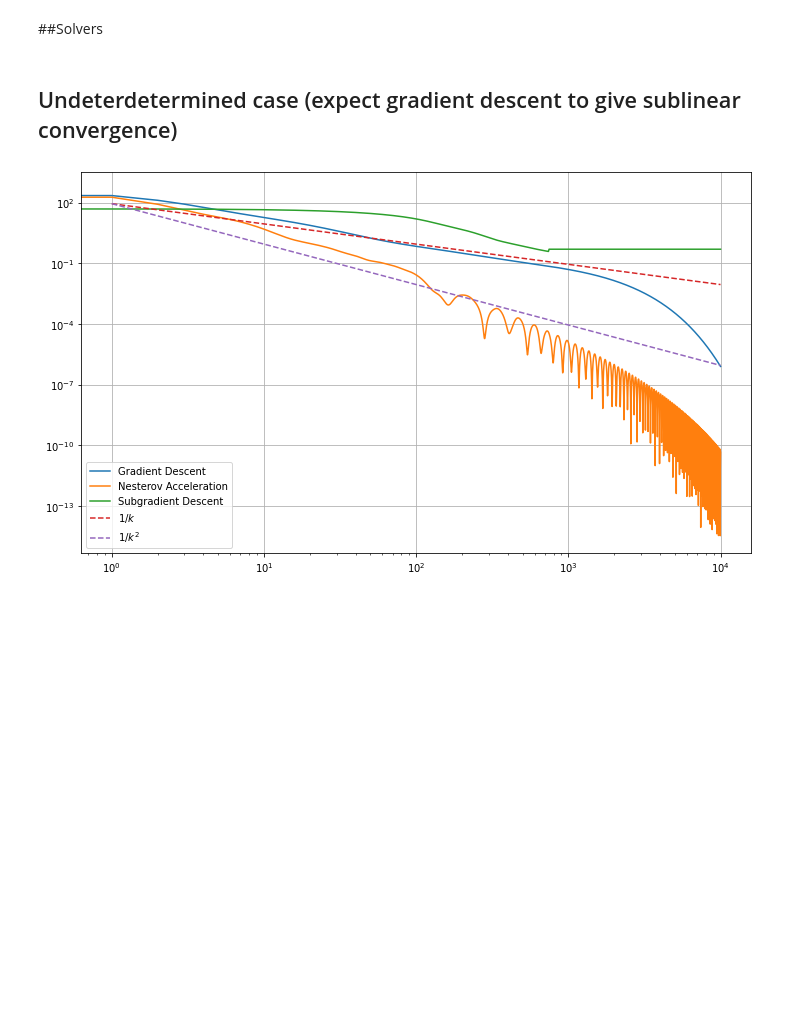
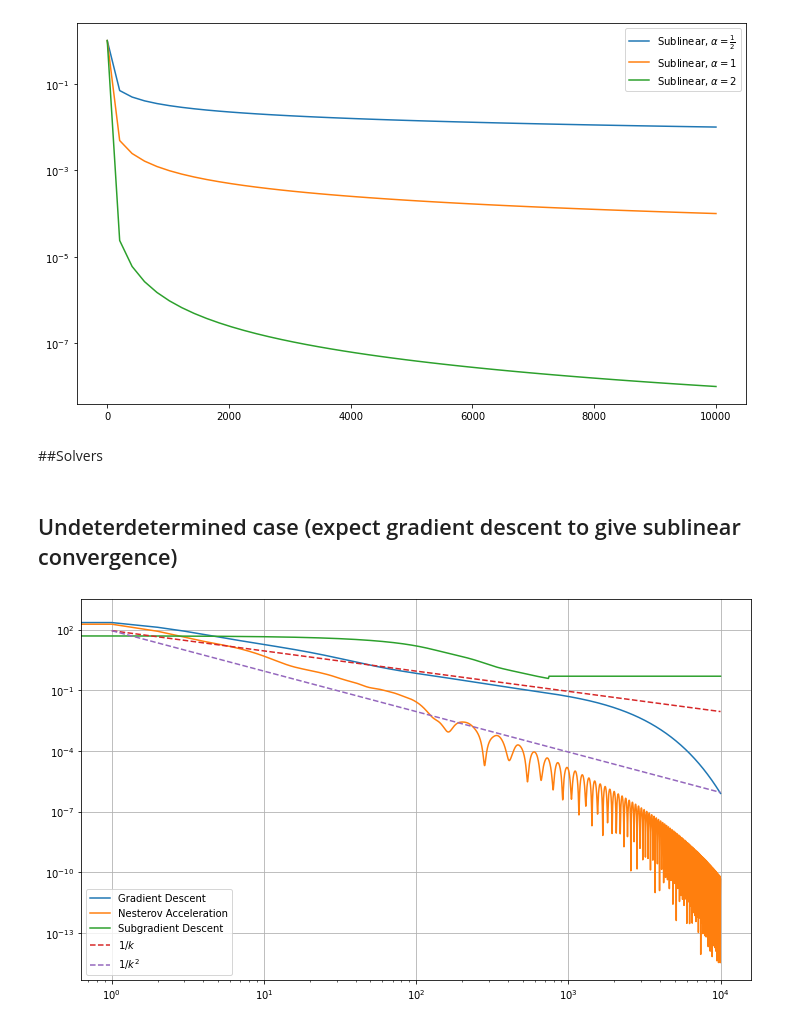
Before and after one commit to stephenbeckr/convex-optimization-class, a Jupyter notebook: Demos/ConvergenceRateDemo.ipynb, the cells around one changed output. Drawn from its saved outputs; the diff is of its cells as text; code cells hidden in the pictures; blank space fills up the shorter version.

```diff
--- a/Demos/ConvergenceRateDemo.ipynb
+++ b/Demos/ConvergenceRateDemo.ipynb
@@ -32,3 +51,18 @@ rng   = np.random.default_rng()
+# %%
+k = np.linspace(1,int(1e4),num=50)
+
+plt.figure(figsize=(12,7))
+plt.plot( k, k**(-1/2), '-', label=r'Sublinear, $\alpha=\frac{1}{2}$')
+plt.plot( k, k**(-1), '-', label=r'Sublinear, $\alpha=1$')
+plt.plot( k, k**(-2), '-', label=r'Sublinear, $\alpha=2$')
+
+
+plt.legend()
+# plt.xscale('log')
+plt.yscale('log')
+plt.show()
+# %% [output]
+[figure, added]
 # %% [markdown]
 ##Solvers
 # %%
```
Also changed, not shown: parts of 3 cells of this notebook.
